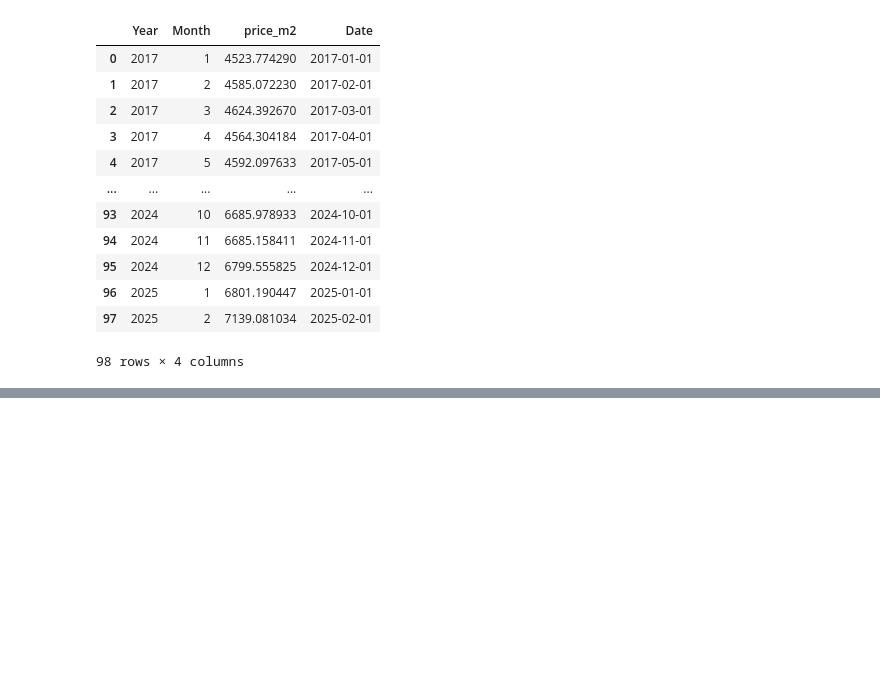
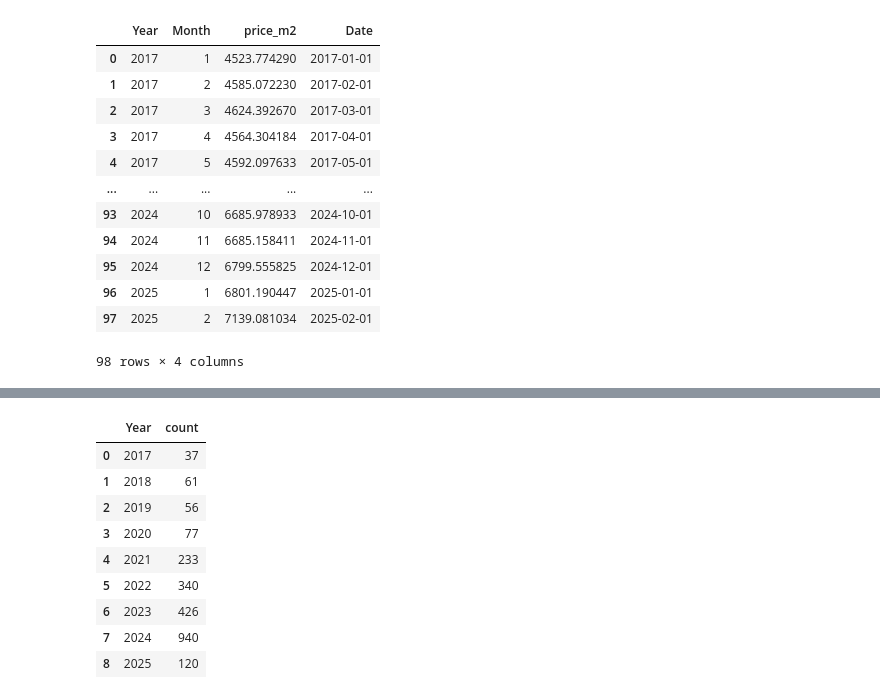
Before and after one commit to Hisqkq/Open-Data-City, a Jupyter notebook: immo.ipynb, the cells around one changed output, grey strips where cells are left out. Saved outputs shown, nothing was run; the diff lists cells and outputs as text; code cells hidden in the pictures; blank space fills up the shorter version.

```diff
--- a/immo.ipynb
+++ b/immo.ipynb
@@ -119,0 +136,15 @@ AttributeError: 'list' object has no attribute 'head'
+# %%
+# on veut juste compter le nombre de ligne pour chaque année
+
+df_scd_graph = scd_grap_data.groupby("Year").size().reset_index(name="count")
+# %% [output]
+|  | Year | count |
+| 0 | 2017 | 37 |
+| 1 | 2018 | 61 |
+| 2 | 2019 | 56 |
+| 3 | 2020 | 77 |
+| 4 | 2021 | 233 |
+| 5 | 2022 | 340 |
+| 6 | 2023 | 426 |
+| 7 | 2024 | 940 |
+| 8 | 2025 | 120 |
```
Also changed, not shown: parts of 6 cells of this notebook, 3 other files.
